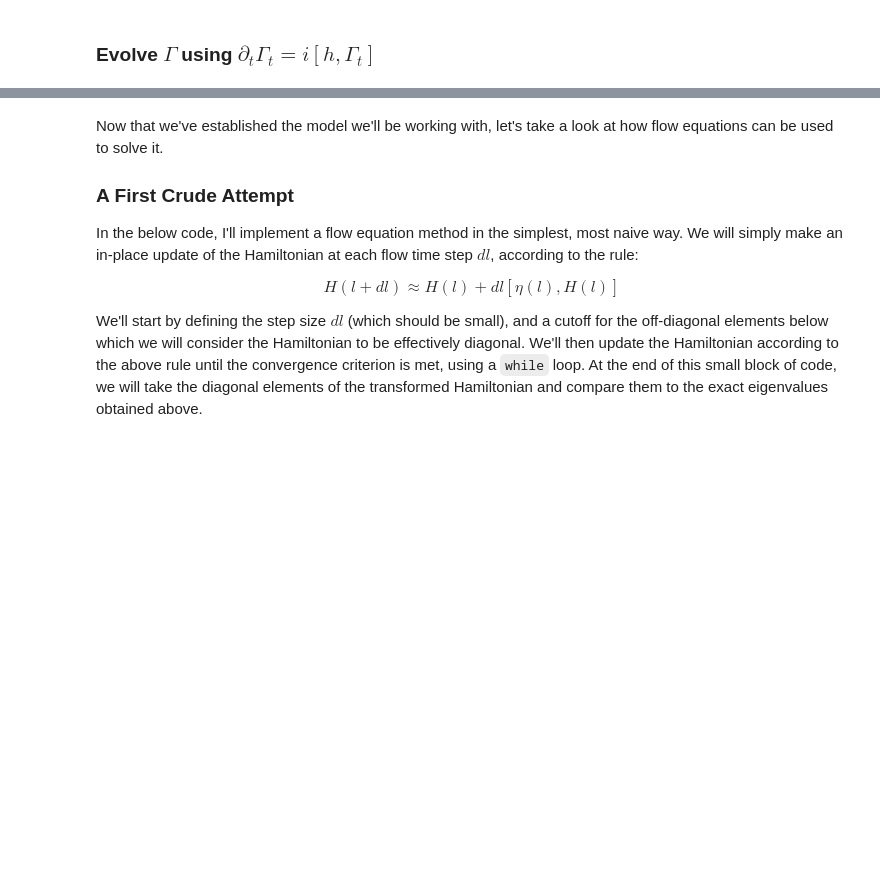
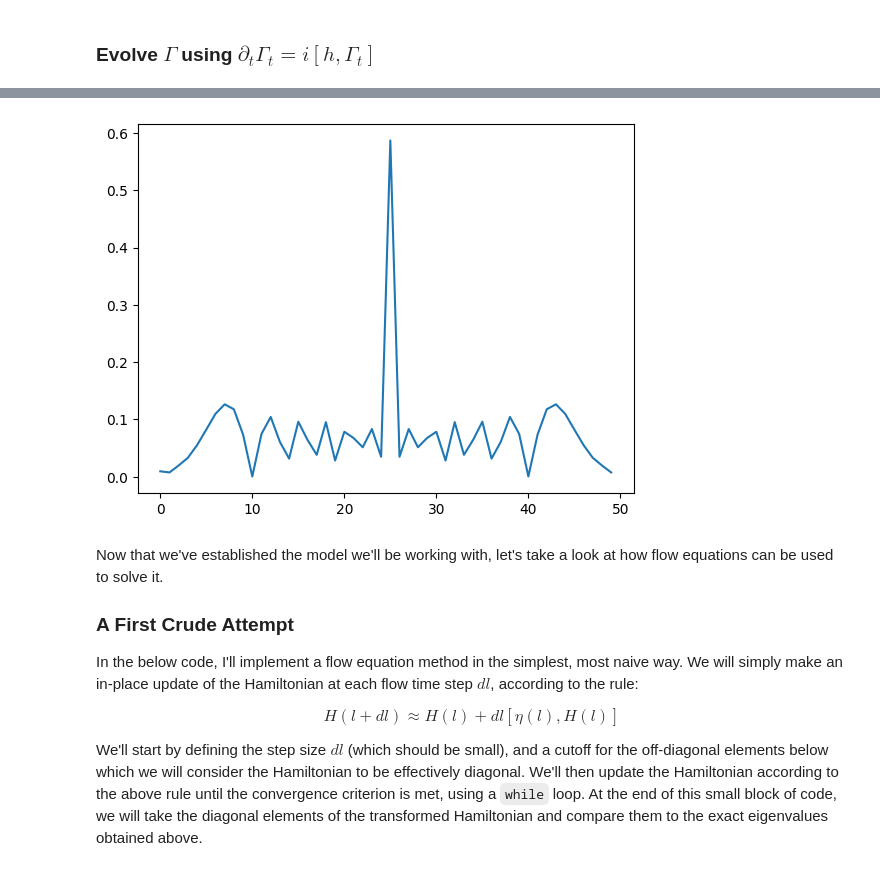
Before and after one commit to harshank001/Pyflow_DBF, a Jupyter notebook: DBF_LR_prac.ipynb, the cells around one changed output, grey strips where cells are left out. Saved outputs shown, nothing was run; the diff lists cells and outputs as text; code cells hidden in the pictures; blank space fills up the shorter version.

```diff
--- a/DBF_LR_prac.ipynb
+++ b/DBF_LR_prac.ipynb
@@ -163,3 +155,11 @@ for i in range(steps):
+# %%
+#x_pos = 25
+positions = [25]
+for x_pos in positions:
+    vec_corr = np.abs(gamma_mat[:, x_pos])
+    plt.plot(vec_corr)
+# %% [output]
+[figure, added]
 # %% [markdown]
 Now that we've established the model we'll be working with, let's take a look at how flow equations can be used to solve it.
 
```
Also changed, not shown: parts of 2 cells of this notebook.
